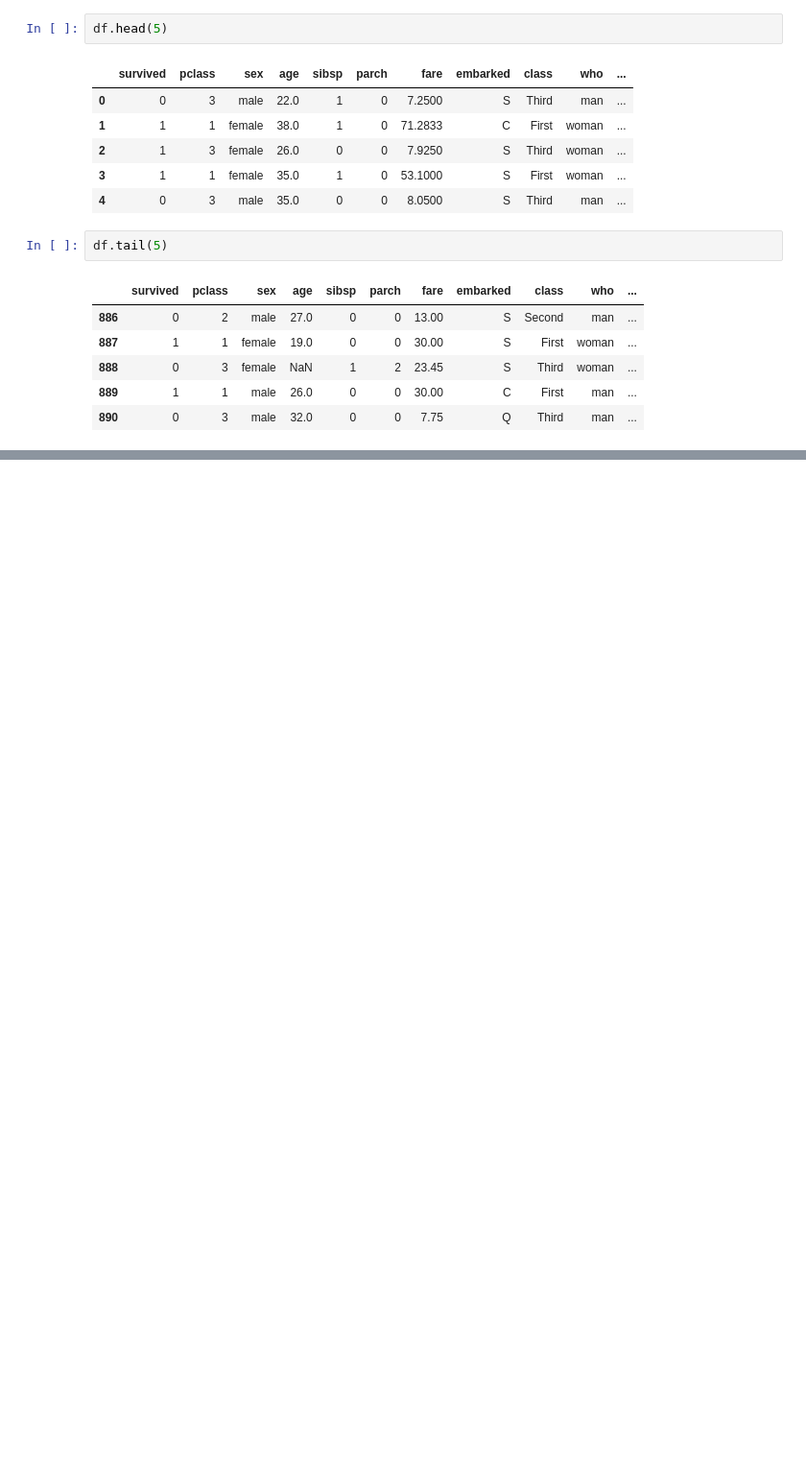
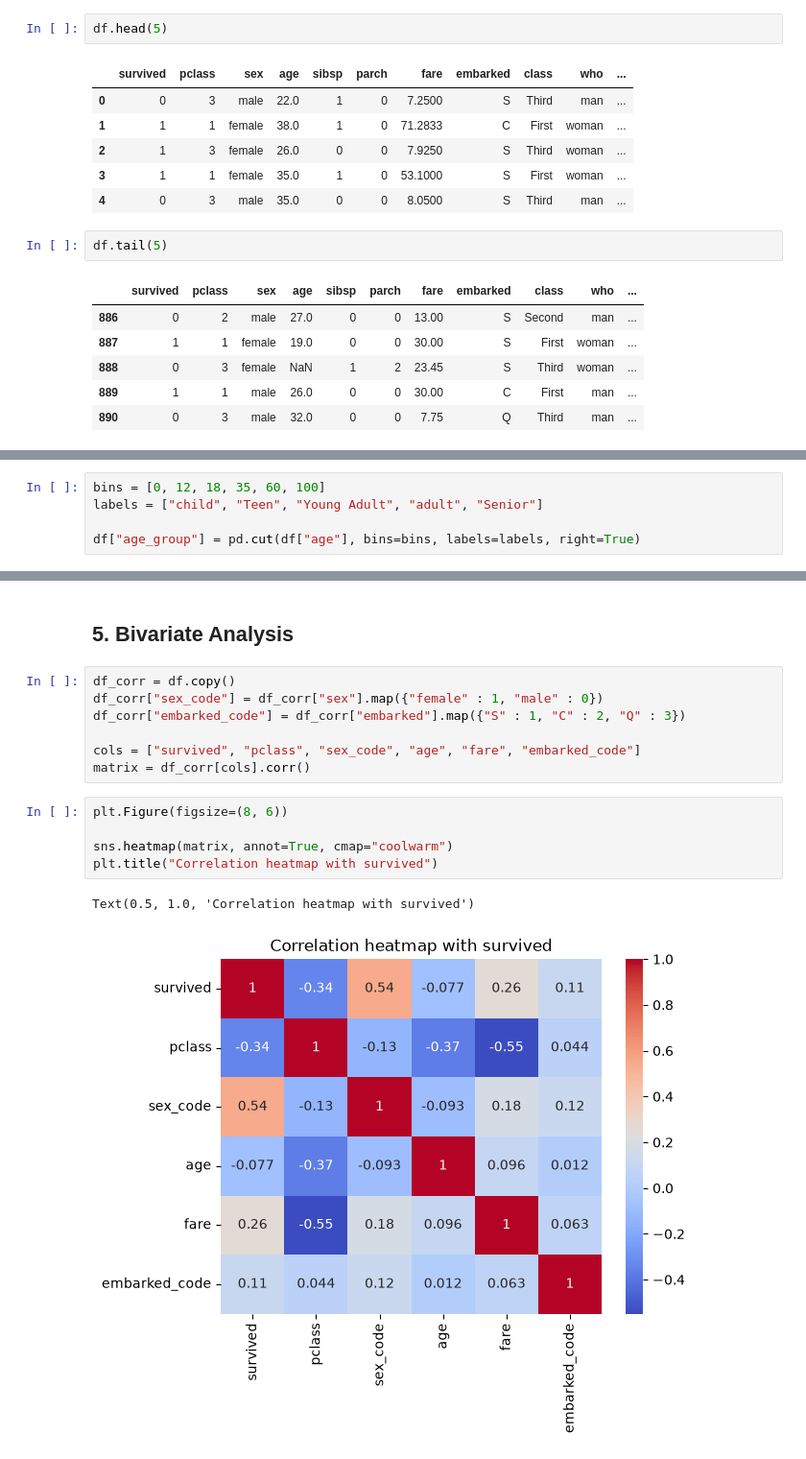
Before and after one commit to Abijith-RA/Recap_ML, a Jupyter notebook: Paper two/week 9/EDAtitanic/PractOne.ipynb, the cells around one changed output, grey strips where cells are left out. Shown at 96% size. Saved outputs shown, nothing was run; the diff lists cells and outputs as text; blank space fills up the shorter version.

```diff
--- a/Paper two/week 9/EDAtitanic/PractOne.ipynb
+++ b/Paper two/week 9/EDAtitanic/PractOne.ipynb
@@ -27,0 +453,5 @@ df.tail(5)
+# %%
+bins = [0, 12, 18, 35, 60, 100]
+labels = ["child", "Teen", "Young Adult", "adult", "Senior"]
+
+df["age_group"] = pd.cut(df["age"], bins=bins, labels=labels, right=True)
@@ -27,0 +482,17 @@ df.tail(5)
+# %% [markdown]
+## 5. Bivariate Analysis ##
+# %%
+df_corr = df.copy()
+df_corr["sex_code"] = df_corr["sex"].map({"female" : 1, "male" : 0})
+df_corr["embarked_code"] = df_corr["embarked"].map({"S" : 1, "C" : 2, "Q" : 3})
+
+cols = ["survived", "pclass", "sex_code", "age", "fare", "embarked_code"]
+matrix = df_corr[cols].corr()
+# %%
+plt.Figure(figsize=(8, 6))
+
+sns.heatmap(matrix, annot=True, cmap="coolwarm")
+plt.title("Correlation heatmap with survived")
+# %% [output]
+Text(0.5, 1.0, 'Correlation heatmap with survived')
+[figure, added]
```
Also changed, not shown: parts of 49 cells of this notebook, 2 other files.
